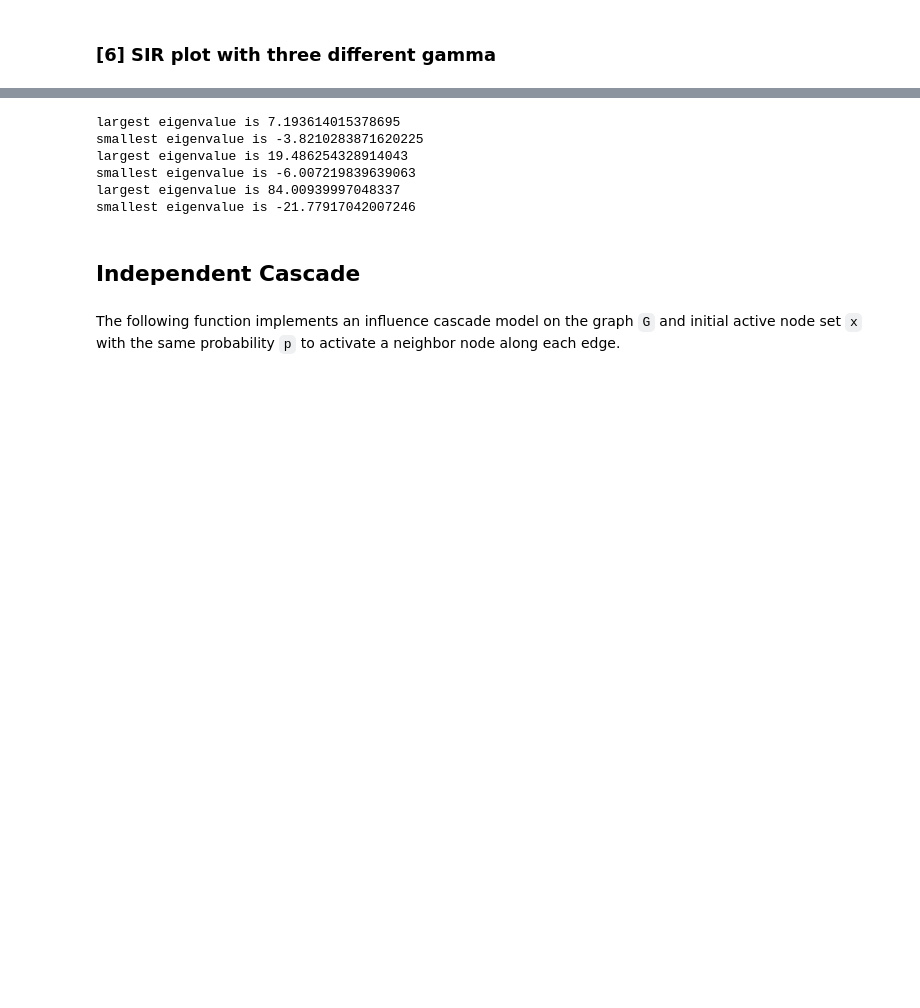
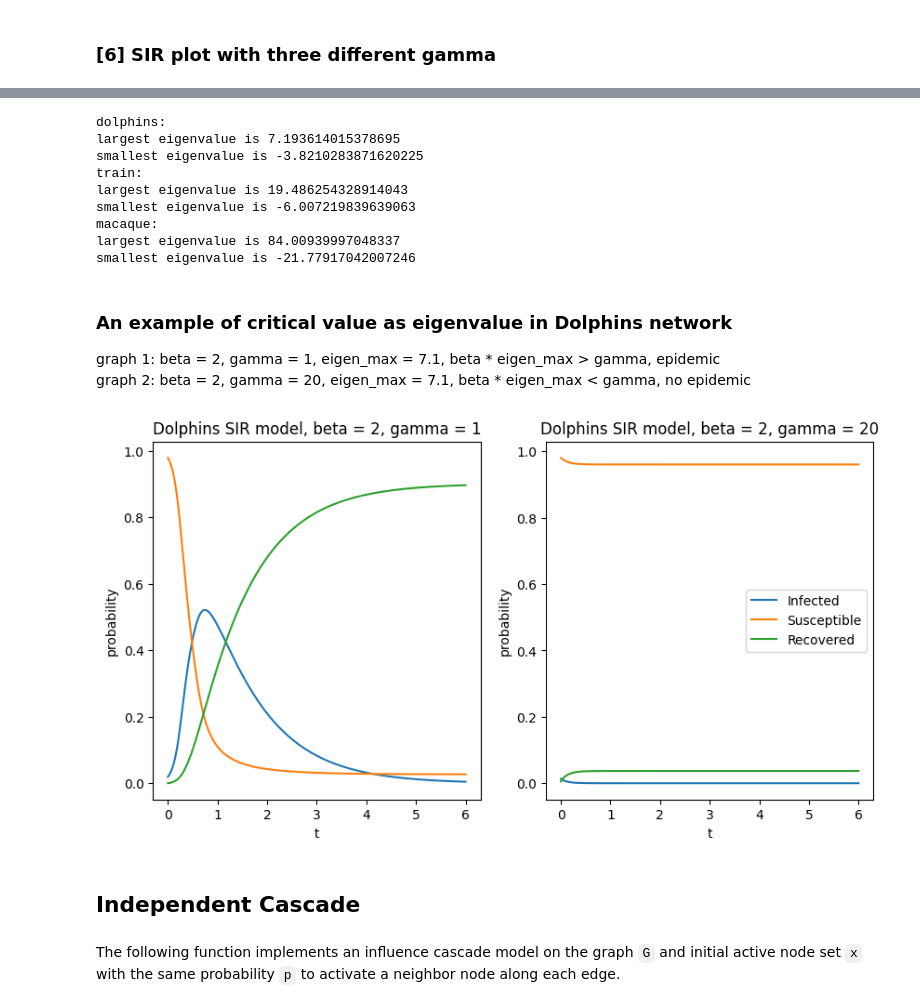
Before and after one commit to yilewang/dynamical_net_sys_class, a Jupyter notebook: lab6/lab6_yxw190015.ipynb, the cells around one changed output, grey strips where cells are left out. Saved outputs shown, nothing was run; the diff lists cells and outputs as text; code cells hidden in the pictures; blank space fills up the shorter version.

```diff
--- a/lab6/lab6_yxw190015.ipynb
+++ b/lab6/lab6_yxw190015.ipynb
@@ -317,22 +323,48 @@ Gamma is the recovery rate, which is related to the Epidemic threshold. In equat
 # %%
 ### calculate the eigenvalues of the dolphin's network
-for A in A_list:
+for A, network in zip(A_list, name_list):
     e = linalg.eigvals(A)
 
     # largest eigenvalue
     eigen_max = max(e)
     # smallest eigenvalue
     eigen_min = min(e)
-
+    print(f'{network}:')
     print(f'largest eigenvalue is {eigen_max}')
     print(f'smallest eigenvalue is {eigen_min}')
 # %% [output]
+dolphins:
 largest eigenvalue is 7.193614015378695
 smallest eigenvalue is -3.8210283871620225
+train:
 largest eigenvalue is 19.486254328914043
 smallest eigenvalue is -6.007219839639063
+macaque:
 largest eigenvalue is 84.00939997048337
 smallest eigenvalue is -21.77917042007246
+# %% [markdown]
+### An example of critical value as eigenvalue in Dolphins network
+
+graph 1: beta = 2, gamma = 1, eigen_max = 7.1, beta * eigen_max > gamma, epidemic
+graph 2: beta = 2, gamma = 20, eigen_max = 7.1, beta * eigen_max < gamma, no epidemic
+# %%
+beta_list = [2,2]
+gamma_list =  [1, 20]
+
+fig, axes = plt.subplots(nrows=1, ncols=2, figsize=(10,5))
+for index, ax in enumerate(axes.flatten()):
+    # an example of a network with eigenvalue as the `gamma`
+    history_I, history_S, history_R = SIR_model(beta_list[index], gamma_list[index], A1,N1, dt, time)
+    ax.plot(time, history_I, label = 'Infected')
+    ax.plot(time, history_S, label = 'Susceptible')
+    ax.plot(time, history_R, label = 'Recovered')
+    ax.set_xlabel('t')
+    ax.set_ylabel('probability')
+    ax.set_title(f'Dolphins SIR model, beta = {beta_list[index]}, gamma = {gamma_list[index]}')
+plt.legend()
+plt.show()
+# %% [output]
+[figure, added]
 # %% [markdown]
 ## Independent Cascade
 # %% [markdown]
```
Also changed, not shown: parts of 9 cells of this notebook.
